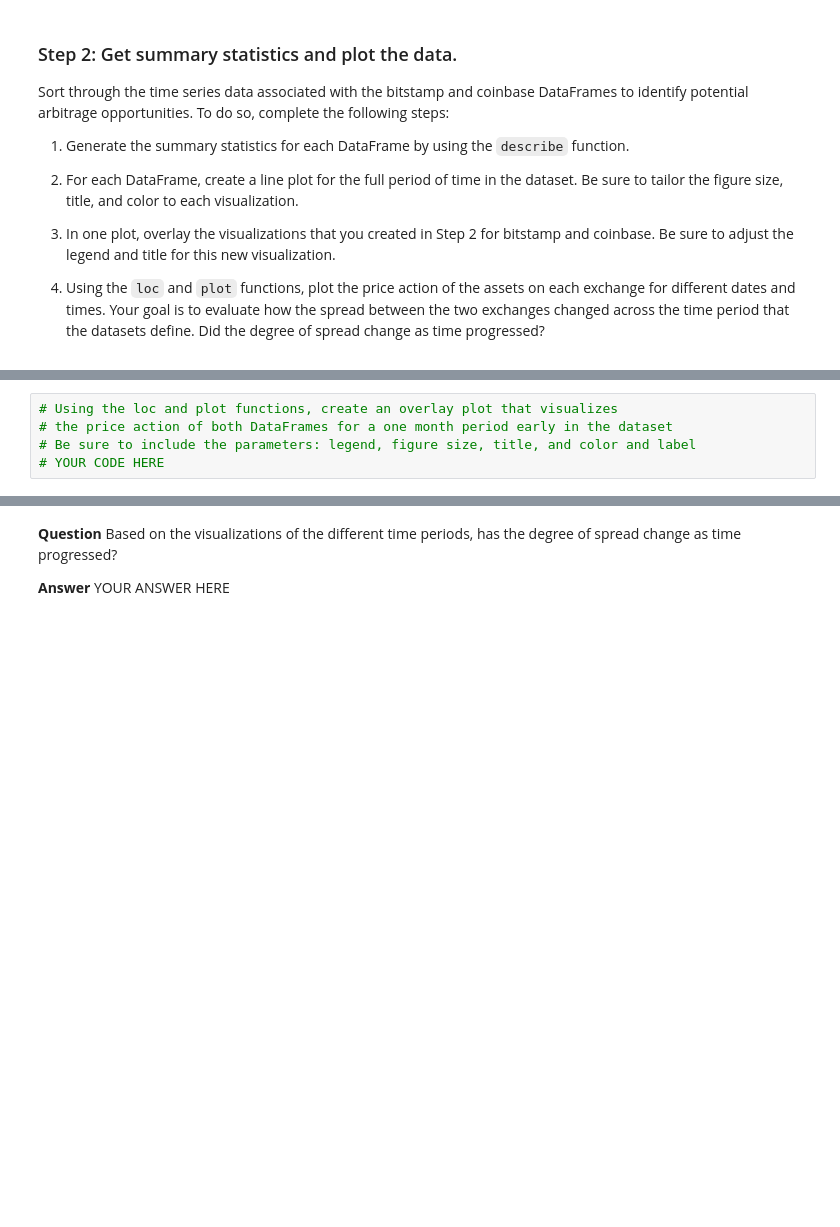
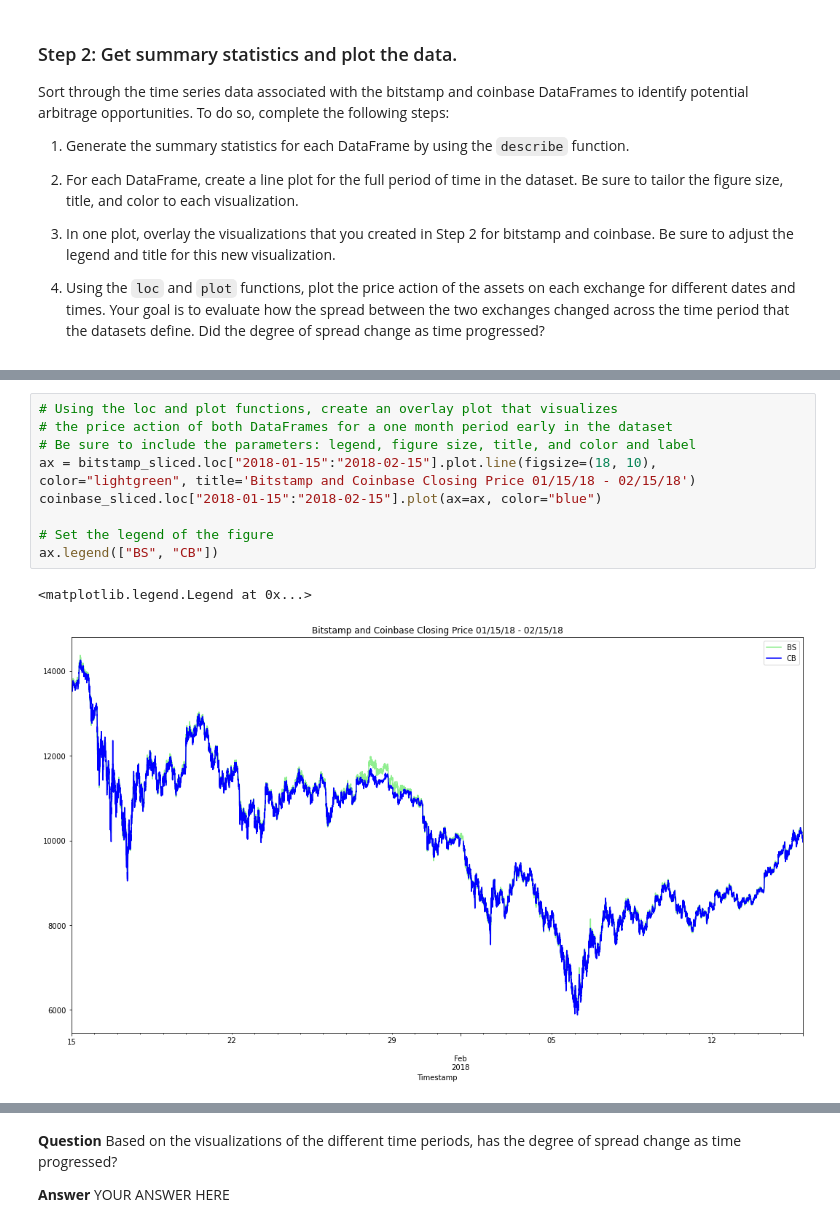
Before and after one commit to jojomani/BTC_Fin_Analysis, a Jupyter notebook: crypto_arbitrage.ipynb, the cells around one changed output, grey strips where cells are left out. Cells and saved outputs as stored; diff of their text form; blank space fills up the shorter version.

```diff
--- a/crypto_arbitrage.ipynb
+++ b/crypto_arbitrage.ipynb
@@ -387,8 +387,15 @@ ax.legend(["BS", "CB"])
 # %%
 # Using the loc and plot functions, create an overlay plot that visualizes
 # the price action of both DataFrames for a one month period early in the dataset
 # Be sure to include the parameters: legend, figure size, title, and color and label
-# YOUR CODE HERE
+ax = bitstamp_sliced.loc["2018-01-15":"2018-02-15"].plot.line(figsize=(18, 10), color="lightgreen", title='Bitstamp and Coinbase Closing Price 01/15/18 - 02/15/18')
+coinbase_sliced.loc["2018-01-15":"2018-02-15"].plot(ax=ax, color="blue")
+
+# Set the legend of the figure
+ax.legend(["BS", "CB"])
+# %% [output]
+<matplotlib.legend.Legend at 0x...>
+[figure, added]
 # %%
 # Using the loc and plot functions, create an overlay plot that visualizes
 # the price action of both DataFrames for a one month period later in the dataset
```
Also changed, not shown: parts of 22 cells of this notebook.
